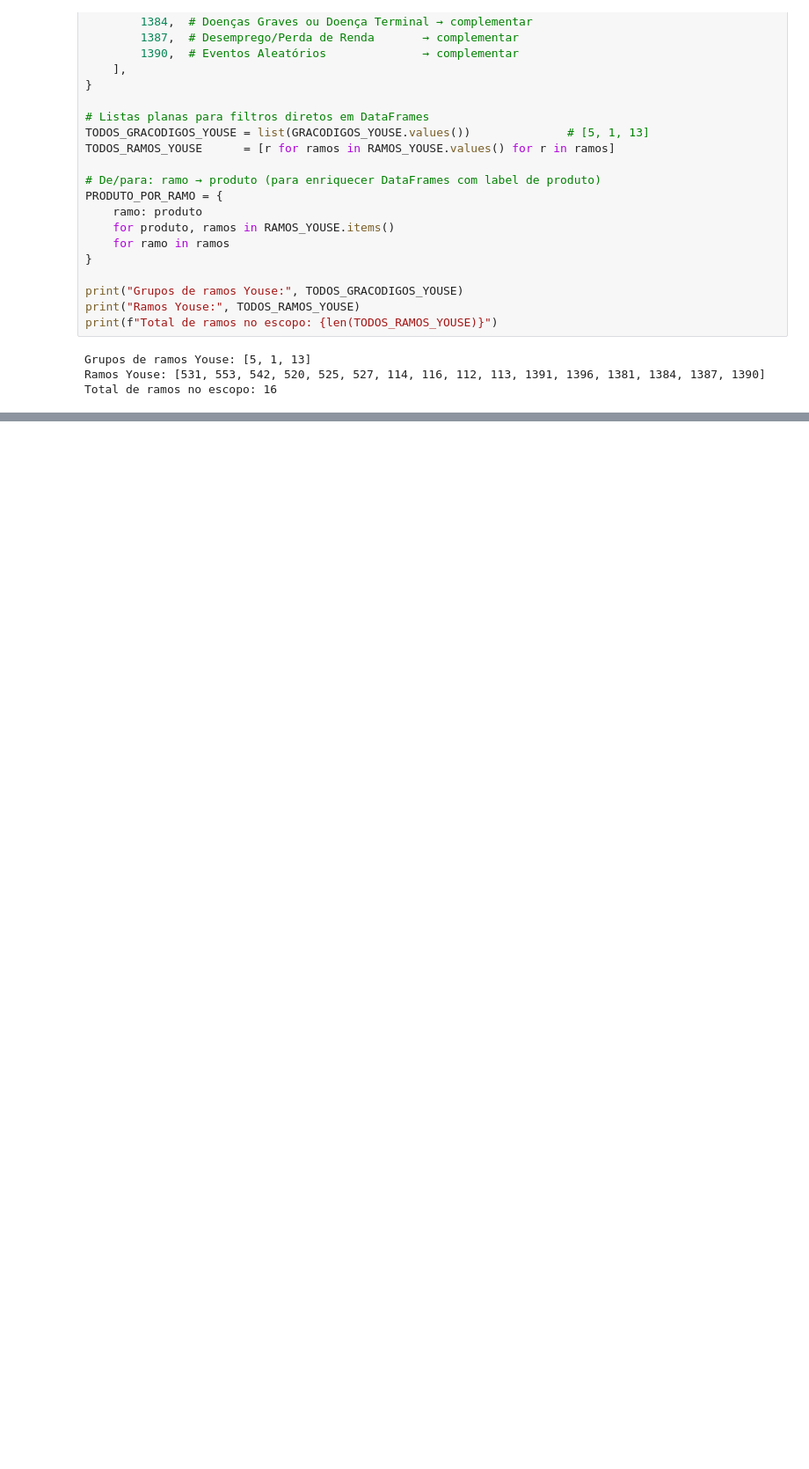
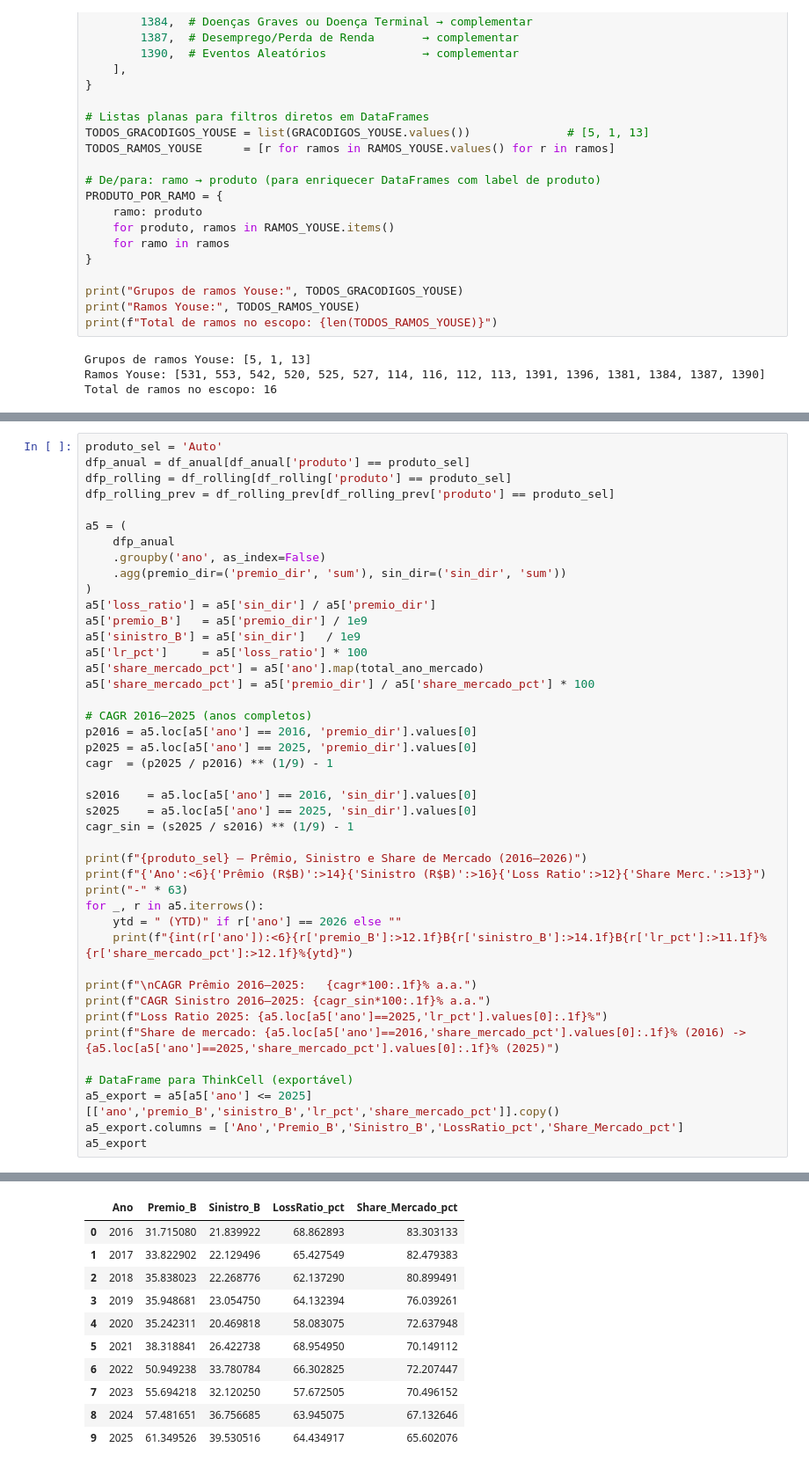
Before and after one commit to gbocalon-amp/youse-estrategia-de-clientes, a Jupyter notebook: analise_mkt_sizing/analises/analise.ipynb, the cells around one changed output, grey strips where cells are left out. Shown at 88% size. Cells and saved outputs as stored; diff of their text form; blank space fills up the shorter version.

```diff
--- a/analise_mkt_sizing/analises/analise.ipynb
+++ b/analise_mkt_sizing/analises/analise.ipynb
@@ -664,0 +714,44 @@ Total de ramos no escopo: 16
+# %%
+produto_sel = 'Auto'
+dfp_anual = df_anual[df_anual['produto'] == produto_sel]
+dfp_rolling = df_rolling[df_rolling['produto'] == produto_sel]
+dfp_rolling_prev = df_rolling_prev[df_rolling_prev['produto'] == produto_sel]
+
+a5 = (
+    dfp_anual
+    .groupby('ano', as_index=False)
+    .agg(premio_dir=('premio_dir', 'sum'), sin_dir=('sin_dir', 'sum'))
+)
+a5['loss_ratio'] = a5['sin_dir'] / a5['premio_dir']
+a5['premio_B']   = a5['premio_dir'] / 1e9
+a5['sinistro_B'] = a5['sin_dir']   / 1e9
+a5['lr_pct']     = a5['loss_ratio'] * 100
+a5['share_mercado_pct'] = a5['ano'].map(total_ano_mercado)
+a5['share_mercado_pct'] = a5['premio_dir'] / a5['share_mercado_pct'] * 100
+
+# CAGR 2016–2025 (anos completos)
+p2016 = a5.loc[a5['ano'] == 2016, 'premio_dir'].values[0]
+p2025 = a5.loc[a5['ano'] == 2025, 'premio_dir'].values[0]
+cagr  = (p2025 / p2016) ** (1/9) - 1
+
+s2016    = a5.loc[a5['ano'] == 2016, 'sin_dir'].values[0]
+s2025    = a5.loc[a5['ano'] == 2025, 'sin_dir'].values[0]
+cagr_sin = (s2025 / s2016) ** (1/9) - 1
+
+print(f"{produto_sel} — Prêmio, Sinistro e Share de Mercado (2016–2026)")
+print(f"{'Ano':<6}{'Prêmio (R$B)':>14}{'Sinistro (R$B)':>16}{'Loss Ratio':>12}{'Share Merc.':>13}")
+print("-" * 63)
+for _, r in a5.iterrows():
+    ytd = " (YTD)" if r['ano'] == 2026 else ""
+    print(f"{int(r['ano']):<6}{r['premio_B']:>12.1f}B{r['sinistro_B']:>14.1f}B{r['lr_pct']:>11.1f}%{r['share_mercado_pct']:>12.1f}%{ytd}")
+
+print(f"\nCAGR Prêmio 2016–2025:   {cagr*100:.1f}% a.a.")
+print(f"CAGR Sinistro 2016–2025: {cagr_sin*100:.1f}% a.a.")
+print(f"Loss Ratio 2025: {a5.loc[a5['ano']==2025,'lr_pct'].values[0]:.1f}%")
+print(f"Share de mercado: {a5.loc[a5['ano']==2016,'share_mercado_pct'].values[0]:.1f}% (2016) -> {a5.loc[a5['ano']==2025,'share_mercado_pct'].values[0]:.1f}% (2025)")
+
+# DataFrame para ThinkCell (exportável)
+a5_export = a5[a5['ano'] <= 2025][['ano','premio_B','sinistro_B','lr_pct','share_mercado_pct']].copy()
+a5_export.columns = ['Ano','Premio_B','Sinistro_B','LossRatio_pct','Share_Mercado_pct']
+a5_export
+# %% [output]
@@ -664,0 +777,11 @@ Total de ramos no escopo: 16
+|  | Ano | Premio_B | Sinistro_B | LossRatio_pct | Share_Mercado_pct |
+| 0 | 2016 | 31.715080 | 21.839922 | 68.862893 | 83.303133 |
+| 1 | 2017 | 33.822902 | 22.129496 | 65.427549 | 82.479383 |
+| 2 | 2018 | 35.838023 | 22.268776 | 62.137290 | 80.899491 |
+| 3 | 2019 | 35.948681 | 23.054750 | 64.132394 | 76.039261 |
+| 4 | 2020 | 35.242311 | 20.469818 | 58.083075 | 72.637948 |
+| 5 | 2021 | 38.318841 | 26.422738 | 68.954950 | 70.149112 |
+| 6 | 2022 | 50.949238 | 33.780784 | 66.302825 | 72.207447 |
+| 7 | 2023 | 55.694218 | 32.120250 | 57.672505 | 70.496152 |
+| 8 | 2024 | 57.481651 | 36.756685 | 63.945075 | 67.132646 |
+| 9 | 2025 | 61.349526 | 39.530516 | 64.434917 | 65.602076 |
```
Also changed, not shown: parts of 45 cells of this notebook.
